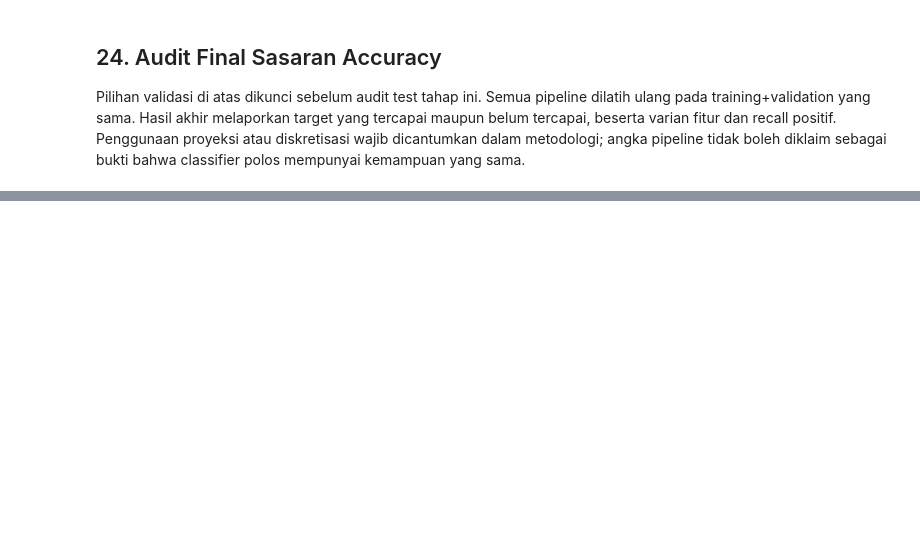
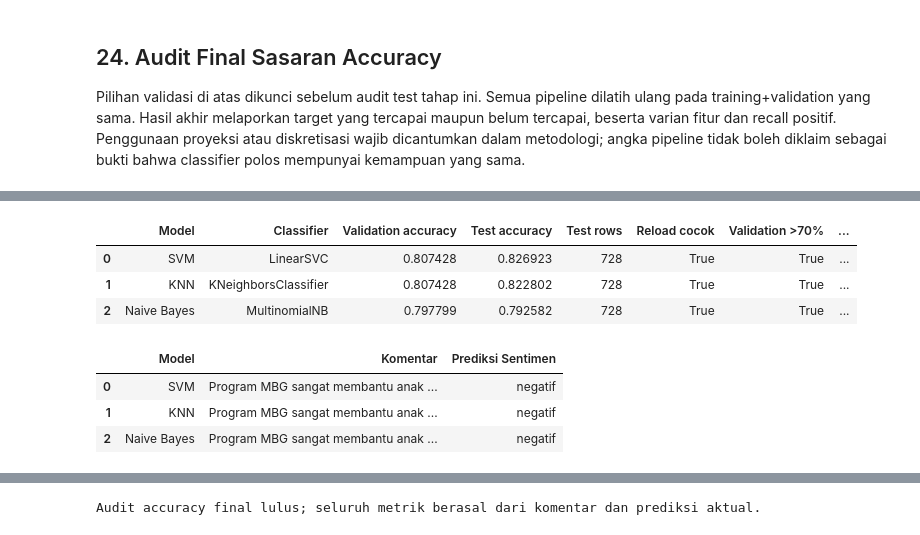
Before and after one commit to raulmahya123/UTS-Semster2, a Jupyter notebook: MBG-Sentiment-Research/notebooks/MBG_Sentiment_Analysis.ipynb, the cells around one changed output, grey strips where cells are left out. Drawn from its saved outputs; the diff is of its cells as text; code cells hidden in the pictures; blank space fills up the shorter version.

```diff
--- a/MBG-Sentiment-Research/notebooks/MBG_Sentiment_Analysis.ipynb
+++ b/MBG-Sentiment-Research/notebooks/MBG_Sentiment_Analysis.ipynb
@@ -1516,0 +1759,67 @@ ref_qa={'status':'PASS','criterion':'accuracy','refinement_candidates':sum(len(s
+# %%
+from pathlib import Path
+import json,hashlib
+import pandas as pd
+import numpy as np
+import joblib
+from sklearn.metrics import precision_recall_fscore_support
+from threadpoolctl import threadpool_limits
+from IPython.display import display
+AUDIT_ROOT=next(p for p in [Path.cwd(),Path.cwd().parent,Path.cwd()/'MBG-Sentiment-Research'] if (p/'dataset/MBG-label.csv').exists())
+AUDIT_FINAL=AUDIT_ROOT/'outputs/accuracy_optimization/final'
+audit_scores=pd.read_csv(AUDIT_FINAL/'tables/final_accuracy.csv')
+audit_locked=pd.read_csv(AUDIT_FINAL/'tables/selection_locked.csv')
+audit_manifest=pd.read_csv(AUDIT_ROOT/'outputs/tables/split_manifest.csv')
+audit_raw=pd.read_csv(AUDIT_ROOT/'dataset/MBG-label.csv')
+audit_source=audit_raw.iloc[audit_manifest.source_row.to_numpy()-2]
+assert np.array_equal(audit_source.comment.astype(str).str.replace(r'\s+',' ',regex=True).str.strip().to_numpy(),audit_manifest.raw_text.to_numpy())
+assert np.array_equal(audit_source.sentiment.astype(str).str.strip().str.lower().to_numpy(),audit_manifest.label.to_numpy())
+for pair_a,pair_b in [('Training','Validation'),('Training','Testing'),('Validation','Testing')]:
+    a=audit_manifest[audit_manifest.subset==pair_a];b=audit_manifest[audit_manifest.subset==pair_b]
+    for key in ['source_row','raw_key','final_text']:assert not set(a[key])&set(b[key])
+audit_test=audit_manifest[audit_manifest.subset=='Testing']
+expected_types={'SVM':'LinearSVC','KNN':'KNeighborsClassifier','Naive Bayes':'MultinomialNB'}
+audit_rows=[];audit_demo=[]
+for record in audit_scores.itertuples(index=False):
+    path=AUDIT_FINAL/'models'/f'{record.Model.replace(" ","_")}_pipeline.joblib'
+    model=joblib.load(path)
+    assert type(model.named_steps['model']).__name__==expected_types[record.Model]
+    stored=pd.read_csv(AUDIT_FINAL/'tables'/f'predictions_{record.Model.replace(" ","_")}.csv').set_index('source_row').loc[audit_test.source_row]
+    assert np.array_equal(stored.label.to_numpy(),audit_test.label.to_numpy())
+    assert np.array_equal(stored.raw_text.to_numpy(),audit_test.raw_text.to_numpy())
+    with threadpool_limits(limits=2):loaded_prediction=model.predict(audit_test.raw_text)
+    assert np.array_equal(loaded_prediction,stored.prediction.to_numpy())
+    manual_accuracy=float(np.mean(loaded_prediction==audit_test.label.to_numpy()))
+    assert np.isclose(manual_accuracy,record.accuracy)
+    for average in ['macro','weighted']:
+        p,r,f,_=precision_recall_fscore_support(audit_test.label,loaded_prediction,labels=['positif','netral','negatif'],average=average,zero_division=0)
+        for metric,value in [('precision',p),('recall',r),('f1',f)]:assert np.isclose(value,getattr(record,metric+'_'+average))
+    selected=audit_locked.set_index('Model').loc[record.Model]
+    assert selected.Varian==record.Varian and np.isclose(selected.validation_accuracy,record.validation_accuracy)
+    positive_mask=audit_test.label.to_numpy()=='positif'
+    assert np.isclose(np.mean(loaded_prediction[positive_mask]=='positif'),record.positive_recall)
+    audit_rows.append({'Model':record.Model,'Classifier':type(model.named_steps['model']).__name__,'Validation accuracy':record.validation_accuracy,'Test accuracy':manual_accuracy,'Test rows':len(audit_test),'Reload cocok':True,'Validation >70%':bool(record.validation_accuracy>.70),'Test >70%':bool(manual_accuracy>.70)})
+    comment='Program MBG sangat membantu anak sekolah'
+    with threadpool_limits(limits=2):prediction=model.predict([comment])[0]
+    audit_demo.append({'Model':record.Model,'Komentar':comment,'Prediksi Sentimen':prediction})
+audit_table=pd.DataFrame(audit_rows);audit_table.to_csv(AUDIT_FINAL/'tables/independent_audit.csv',index=False);display(audit_table)
+pd.DataFrame(audit_demo).to_csv(AUDIT_FINAL/'tables/prediction_demo.csv',index=False);display(pd.DataFrame(audit_demo))
+assert not list(AUDIT_ROOT.rglob('*.py'))
+source_file=AUDIT_ROOT/'dataset/MBG-label.csv'
+original_file=AUDIT_ROOT.parent/'MBG-label.csv'
+if original_file.exists():assert hashlib.sha256(original_file.read_bytes()).digest()==hashlib.sha256(source_file.read_bytes()).digest()
+audit_qa=json.loads((AUDIT_FINAL/'reports/qa.json').read_text(encoding='utf-8'))
+audit_qa.update({'standalone_model_reload':'PASS','predictions_match_original_test_comments':'PASS','all_metrics_recomputed':'PASS','split_identity_check':'PASS','classifier_types_verified':True,'dataset_sha256':hashlib.sha256(source_file.read_bytes()).hexdigest(),'test_rows':len(audit_test),'all_validation_above_70':bool(audit_table['Validation >70%'].all()),'all_test_above_70':bool(audit_table['Test >70%'].all())})
+(AUDIT_FINAL/'reports/qa.json').write_text(json.dumps(audit_qa,indent=2),encoding='utf-8');display(audit_qa)
+artifact_rows=[{'path':str(p.relative_to(AUDIT_ROOT)),'bytes':p.stat().st_size,'sha256':hashlib.sha256(p.read_bytes()).hexdigest()} for p in (AUDIT_ROOT/'outputs').rglob('*') if p.is_file() and p.name!='artifact_manifest.csv']
+pd.DataFrame(artifact_rows).to_csv(AUDIT_ROOT/'outputs/reports/artifact_manifest.csv',index=False)
+print('Audit accuracy final lulus; seluruh metrik berasal dari komentar dan prediksi aktual.')
+# %% [output]
+|  | Model | Classifier | Validation accuracy | Test accuracy | Test rows | Reload cocok | Validation >70% | ... |
+| 0 | SVM | LinearSVC | 0.807428 | 0.826923 | 728 | True | True | ... |
+| 1 | KNN | KNeighborsClassifier | 0.807428 | 0.822802 | 728 | True | True | ... |
+| 2 | Naive Bayes | MultinomialNB | 0.797799 | 0.792582 | 728 | True | True | ... |
+|  | Model | Komentar | Prediksi Sentimen |
+| 0 | SVM | Program MBG sangat membantu anak ... | negatif |
+| 1 | KNN | Program MBG sangat membantu anak ... | negatif |
+| 2 | Naive Bayes | Program MBG sangat membantu anak ... | negatif |
@@ -1516,0 +1842 @@ ref_qa={'status':'PASS','criterion':'accuracy','refinement_candidates':sum(len(s
+Audit accuracy final lulus; seluruh metrik berasal dari komentar dan prediksi aktual.
```
Also changed, not shown: parts of 7 cells of this notebook, 54 other files.
